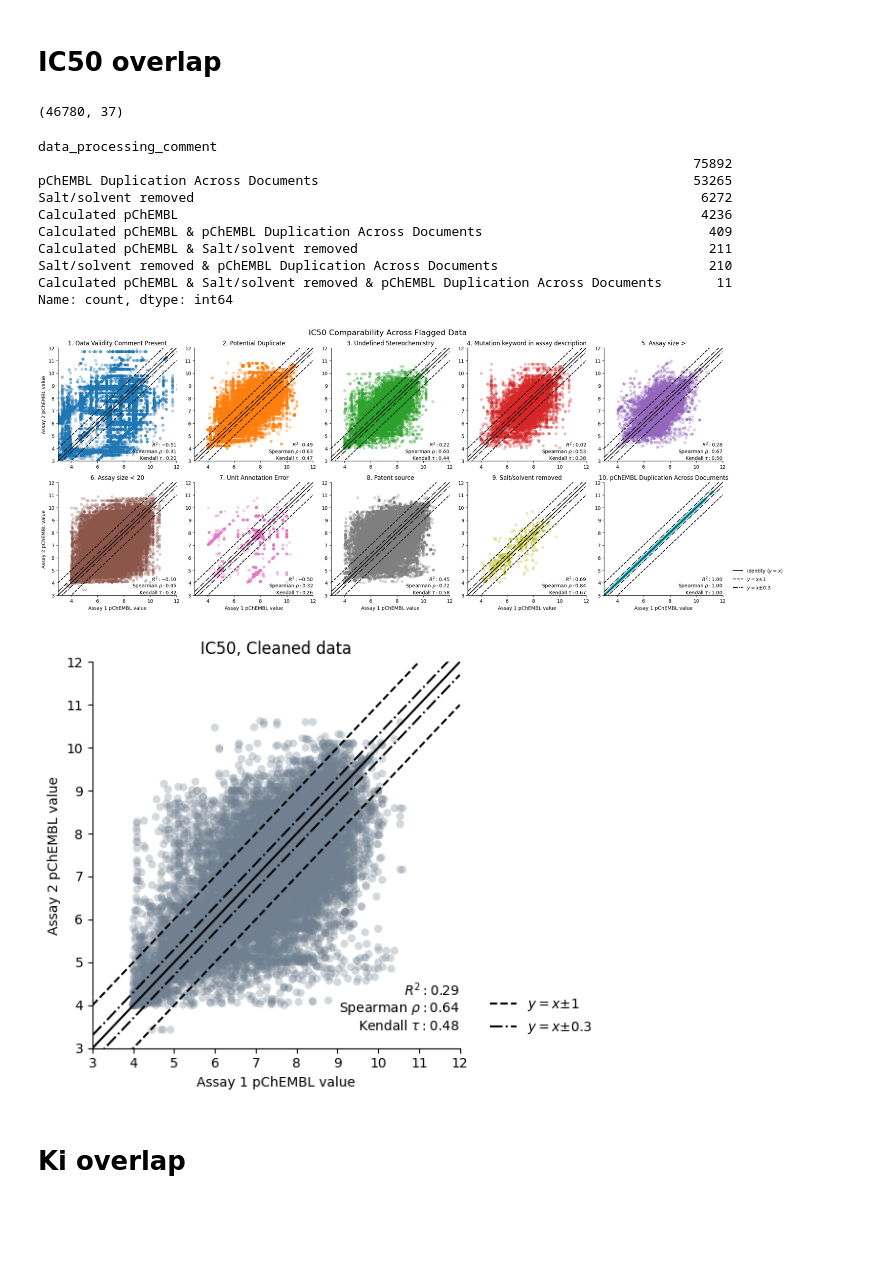
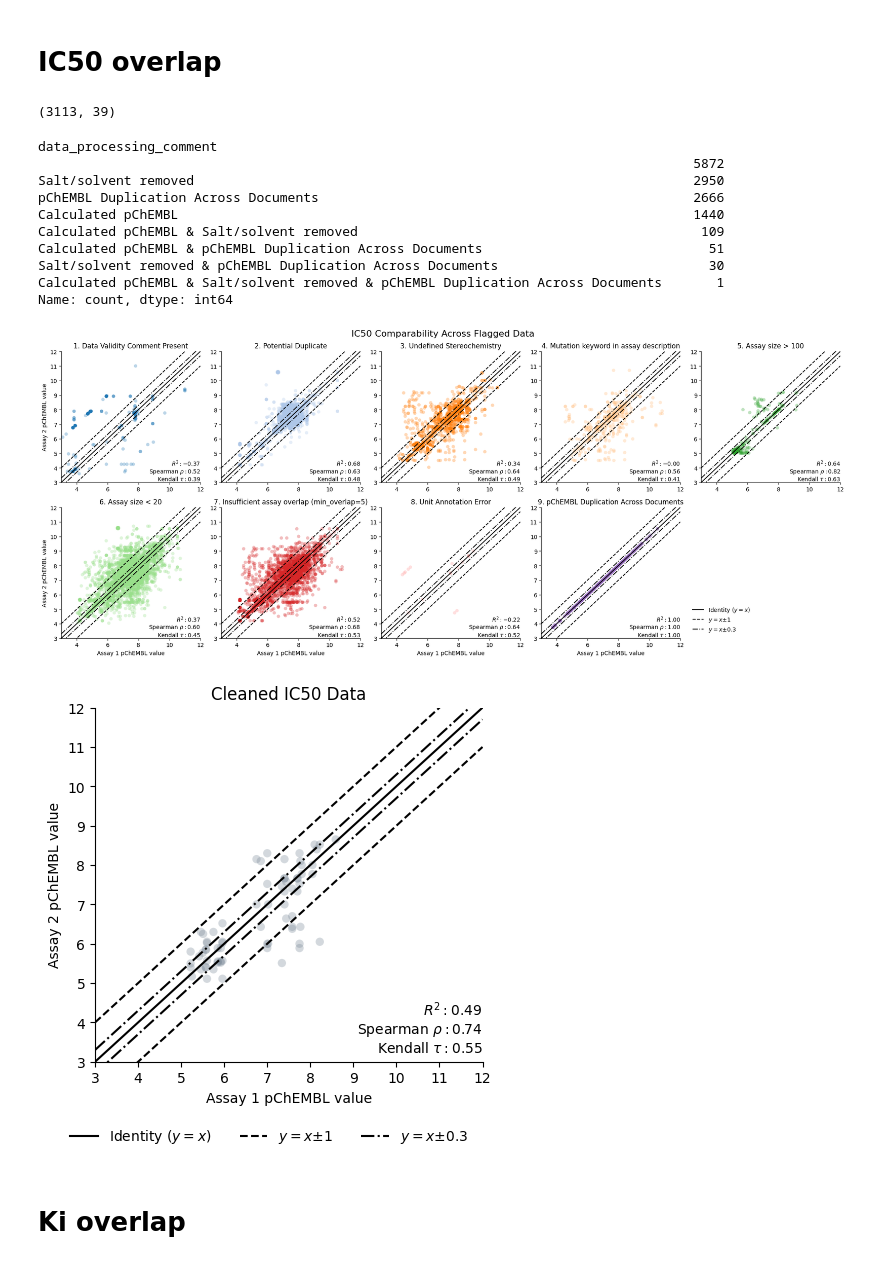
Before and after one commit to CDDLeiden/Capricho, a Jupyter notebook: notebooks/analysis.ipynb, the cells around one changed output. Saved outputs shown, nothing was run; the diff lists cells and outputs as text; code cells hidden in the pictures; blank space fills up the shorter version.

```diff
--- a/notebooks/analysis.ipynb
+++ b/notebooks/analysis.ipynb
@@ -16,9 +16,13 @@ except importlib.metadata.PackageNotFoundError:
 # Get max curated data
 # %%
 import requests
+from pathlib import Path
 from yaml import safe_load
 import numpy as np
 import re
+
+DATA_DIR = Path("data/max-curated")
+DATA_DIR.mkdir(exist_ok=True, parents=True)
 
 activities = ["Ki", "IC50"]
 data_url = "https://raw.githubusercontent.com/rinikerlab/overlapping_assays/refs/heads/main/datasets/{dataset}_datasets.yaml"
@@ -26,8 +30,8 @@ data_url = "https://raw.githubusercontent.com/rinikerlab/overlapping_assays/refs
 
 command_str = (
     "capricho get -tids {targets} -chiral -duchi -reqdoc "
-    "-cure --max-assay-size 100 --min-assay-size 20 -smr -calc -c 9,8,7 "
-    "-biotype {activity}"  # -idcols assay_type
+    "-cure --max-assay-size 100 --min-assay-size 20 --min-assay-overlap 5 -smr -calc -c 9 -idcols assay_type,assay_cell_type "
+    "-biotype {activity} -o {output}"
 )
 # %% [markdown]
 ## Ki
@@ -66,9 +90,13 @@ for key in keys:
 
 ic50_targets = np.unique(ic50_targets).tolist()
 ic50_targets = [re.compile("(CHEMBL\d+)").search(t).group(1) for t in ic50_targets]
-command = (
-    command_str.format(targets=",".join(ic50_targets), activity=activities[1])
-    + " -o curated-IC50-NoAssayOverlap.csv"
-)
-print(command)
+
+ic50_output = DATA_DIR / "curated-IC50-NoAssayOverlap.csv"
+command = command_str.format(targets=",".join(ic50_targets), activity=activities[1], output=str(ic50_output))
+
+if not ic50_output.exists():
+    ! {command}
+else:
+    print(f"Data already exists: {ic50_output}")
+    print("Delete this file to re-fetch with updated parameters.")
 # %% [output]
@@ -98,25 +127,25 @@ from Capricho.analysis import (
     plot_subset,
 )
 # %%
-df = pd.read_csv("curated_data/curated-IC50-NoAssayOverlap.csv", engine="pyarrow")
+df = pd.read_csv(ic50_output, engine="pyarrow")
 subset = df.query('processed_smiles.str.contains("|", regex=False)').assign(repeat=lambda x: range(len(x)))
 subset.shape
 # %% [output]
-(46780, 37)
+(3113, 39)
 # %%
 df.data_processing_comment.apply(
     lambda x: x.split("|") if isinstance(x, str) else []
 ).explode().value_counts()
 # %% [output]
 data_processing_comment
-                                                                                    75892
-pChEMBL Duplication Across Documents                                                53265
-Salt/solvent removed                                                                 6272
-Calculated pChEMBL                                                                   4236
-Calculated pChEMBL & pChEMBL Duplication Across Documents                             409
-Calculated pChEMBL & Salt/solvent removed                                             211
-Salt/solvent removed & pChEMBL Duplication Across Documents                           210
-Calculated pChEMBL & Salt/solvent removed & pChEMBL Duplication Across Documents       11
+                                                                                    5872
+Salt/solvent removed                                                                2950
+pChEMBL Duplication Across Documents                                                2666
+Calculated pChEMBL                                                                  1440
+Calculated pChEMBL & Salt/solvent removed                                            109
+Calculated pChEMBL & pChEMBL Duplication Across Documents                             51
+Salt/solvent removed & pChEMBL Duplication Across Documents                           30
+Calculated pChEMBL & Salt/solvent removed & pChEMBL Duplication Across Documents       1
 Name: count, dtype: int64
 # %%
 all_comments = get_all_comments()
@@ -127,20 +156,20 @@ fig, axs = plot_multi_panel_comparability(
 )
 fig.savefig("ic50_comparability_allflags.png", dpi=300, bbox_inches="tight", transparent=False)
 # %% [output]
-[figure, old version]
+[figure, new version]
 # %%
 rm_process_obs = ProcessingComment.CALCULATED_PCHEMBL.value
-keep_dropping = DroppingComment.PATENT_SOURCE.value
 
 subset_clean = exploded_subset.query(
-    '(dropping_comment == "" | dropping_comment == @keep_dropping) '
+    '(dropping_comment == "") '  # | dropping_comment == @keep_dropping)
     "& ~processing_comment.str.contains(@rm_process_obs, regex=True)"
+    "& pchembl_value_x != pchembl_value_y"
 )
 
-fig, ax = plot_subset(subset_clean, title="Cleaned IC50 Data")
+fig, ax = plot_subset(subset_clean, title="Cleaned IC50 Data", figsize=(5, 4.6))
 fig.savefig("ic50_clean_comparability.png", dpi=300, bbox_inches="tight", transparent=False)
 # %% [output]
-[figure, old version]
+[figure, new version]
 # %% [markdown]
 # Ki overlap
 # %%
```
Also changed, not shown: parts of 8 cells of this notebook.
